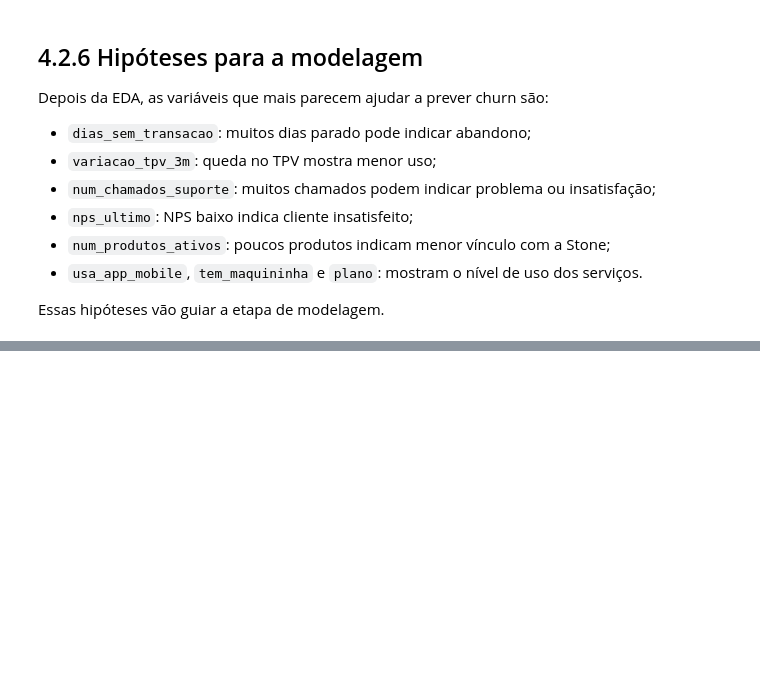
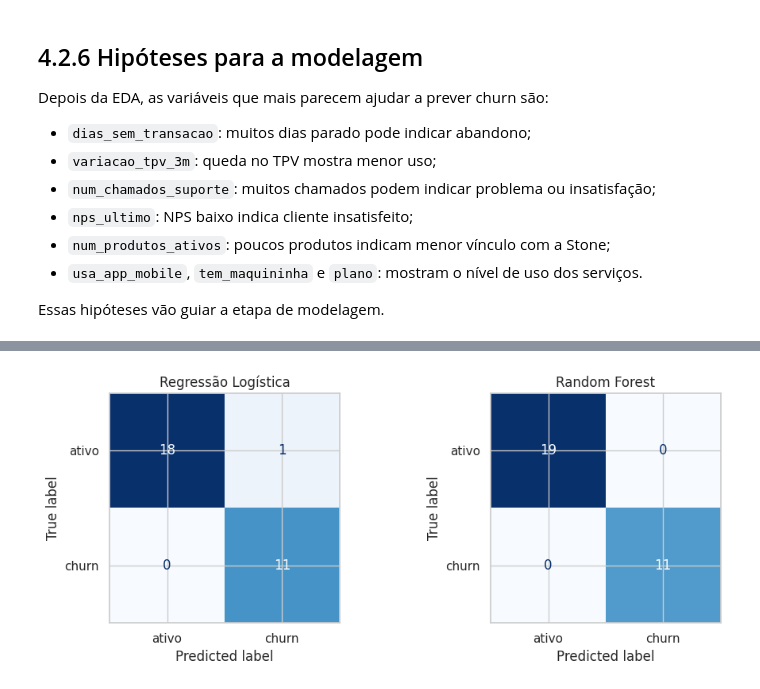
Before and after one commit to RitaLB/Stonelab-Churn-Clientes-AI, a Jupyter notebook: notebooks/stone_churn_clients.ipynb, the cells around one changed output, grey strips where cells are left out. Drawn from its saved outputs; the diff is of its cells as text; code cells hidden in the pictures; blank space fills up the shorter version.

```diff
--- a/notebooks/stone_churn_clients.ipynb
+++ b/notebooks/stone_churn_clients.ipynb
@@ -535,0 +645,20 @@ Essas hipóteses vão guiar a etapa de modelagem.
+# %%
+from sklearn.model_selection import cross_val_predict
+from sklearn.metrics import ConfusionMatrixDisplay
+import matplotlib.pyplot as plt
+
+fig, axes = plt.subplots(1, len(modelos), figsize=(10, 4))
+
+for ax, (nome, pipe) in zip(axes, modelos.items()):
+    # Previsão out-of-fold: cada linha é prevista quando está fora do seu treino.
+    y_pred = cross_val_predict(pipe, X, y, cv=cv)
+    ConfusionMatrixDisplay.from_predictions(
+        y, y_pred, display_labels=["ativo", "churn"],
+        cmap="Blues", ax=ax, colorbar=False,
+    )
+    ax.set_title(nome)
+
+plt.tight_layout()
+plt.show()
+# %% [output]
+[figure, added]
```
Also changed, not shown: parts of 11 cells of this notebook.
